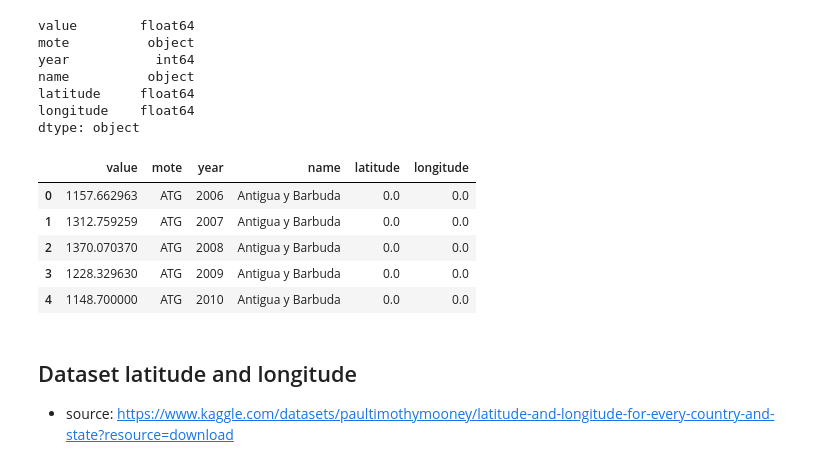
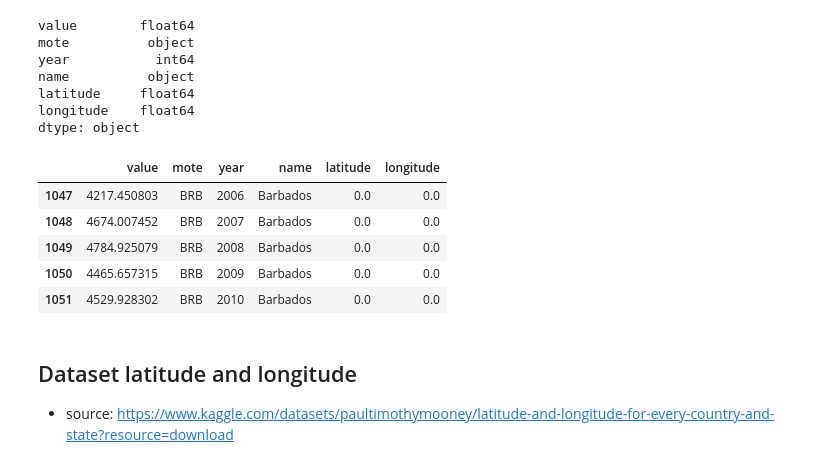
Before and after one commit to PabloTabilo/pib-py, a Jupyter notebook: pib-py.ipynb, the cells around one changed output. Drawn from its saved outputs; the diff is of its cells as text; code cells hidden in the pictures.

```diff
--- a/pib-py.ipynb
+++ b/pib-py.ipynb
@@ -54,14 +54,14 @@ latitude     float64
 longitude    float64
 dtype: object
 # %%
-df.head()
+df.tail()
 # %% [output]
 |  | value | mote | year | name | latitude | longitude |
-| 0 | 1157.662963 | ATG | 2006 | Antigua y Barbuda | 0.0 | 0.0 |
-| 1 | 1312.759259 | ATG | 2007 | Antigua y Barbuda | 0.0 | 0.0 |
-| 2 | 1370.070370 | ATG | 2008 | Antigua y Barbuda | 0.0 | 0.0 |
-| 3 | 1228.329630 | ATG | 2009 | Antigua y Barbuda | 0.0 | 0.0 |
-| 4 | 1148.700000 | ATG | 2010 | Antigua y Barbuda | 0.0 | 0.0 |
+| 1047 | 4217.450803 | BRB | 2006 | Barbados | 0.0 | 0.0 |
+| 1048 | 4674.007452 | BRB | 2007 | Barbados | 0.0 | 0.0 |
+| 1049 | 4784.925079 | BRB | 2008 | Barbados | 0.0 | 0.0 |
+| 1050 | 4465.657315 | BRB | 2009 | Barbados | 0.0 | 0.0 |
+| 1051 | 4529.928302 | BRB | 2010 | Barbados | 0.0 | 0.0 |
 # %% [markdown]
 ## Dataset latitude and longitude
 * source: https://www.kaggle.com/datasets/paultimothymooney/latitude-and-longitude-for-every-country-and-state?resource=download
```
Also changed, not shown: parts of 4 cells of this notebook.
